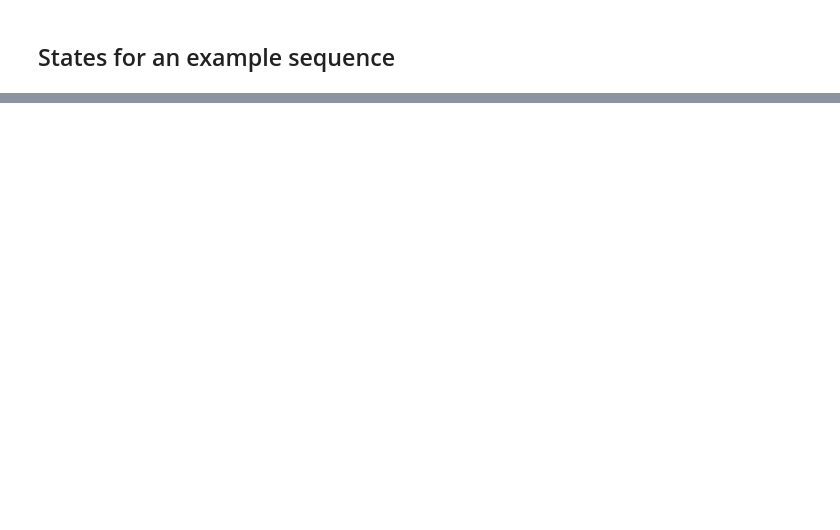
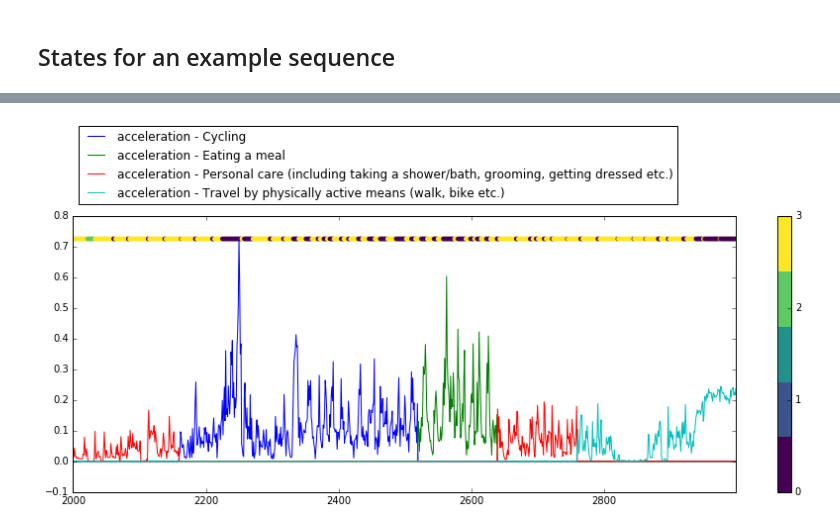
Before and after one commit to wadpac/hsmm4acc, a Jupyter notebook: notebooks/workflow/2_AnalyseResults.ipynb, the cells around one changed output, grey strips where cells are left out. Cells and saved outputs as stored; diff of their text form; code cells hidden in the pictures; blank space fills up the shorter version.

```diff
--- a/notebooks/workflow/2_AnalyseResults.ipynb
+++ b/notebooks/workflow/2_AnalyseResults.ipynb
@@ -168,0 +167,6 @@ hsmm.plot_states_and_var(data, hidden_states, cmap=cmap, columns=['acceleration'
+# %%
+start = 2000
+end = 3000
+hsmm.plot_states_and_var(data[start:end], hidden_states[start:end], cmap=cmap, columns=['acceleration'], by='act_label')
+# %% [output]
+[figure, added]
```
Also changed, not shown: parts of 8 cells of this notebook, 6 other files.
